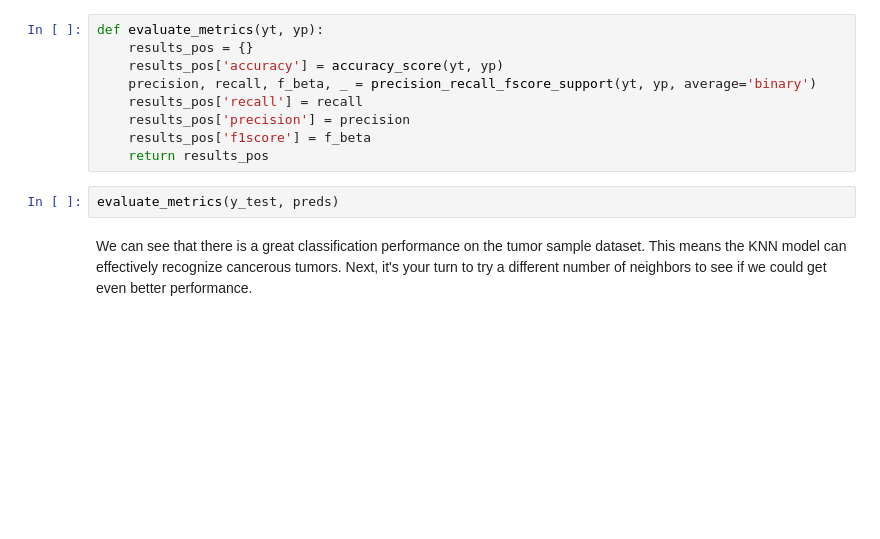
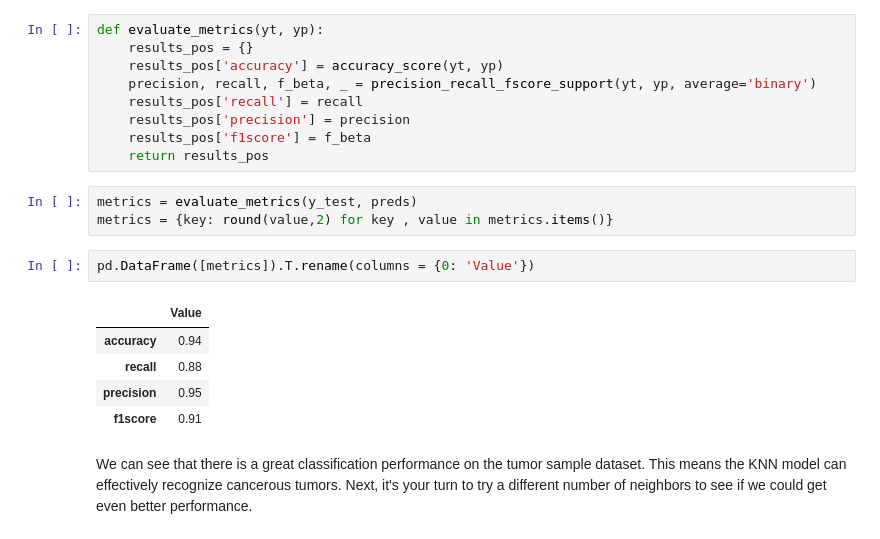
Before and after one commit to MassGH2023/Supervised-Machine-Learning-Classification, a Jupyter notebook: lab_jupyter_knn_v2.ipynb, the cells around one changed output. Cells and saved outputs as stored; diff of their text form; blank space fills up the shorter version.

```diff
--- a/lab_jupyter_knn_v2.ipynb
+++ b/lab_jupyter_knn_v2.ipynb
@@ -123,8 +190,17 @@ def evaluate_metrics(yt, yp):
     results_pos['precision'] = precision
     results_pos['f1score'] = f_beta
     return results_pos
-# %%
-evaluate_metrics(y_test, preds)
+# %%
+metrics = evaluate_metrics(y_test, preds)
+metrics = {key: round(value,2) for key , value in metrics.items()}
+# %%
+pd.DataFrame([metrics]).T.rename(columns = {0: 'Value'})
+# %% [output]
+|  | Value |
+| accuracy | 0.94 |
+| recall | 0.88 |
+| precision | 0.95 |
+| f1score | 0.91 |
 # %% [markdown]
 We can see that there is a great classification performance on the tumor sample dataset. This means the KNN model can effectively recognize cancerous tumors.
 Next, it's your turn to try a different number of neighbors to see if we could get even better performance.
```
Also changed, not shown: parts of 12 cells of this notebook.
